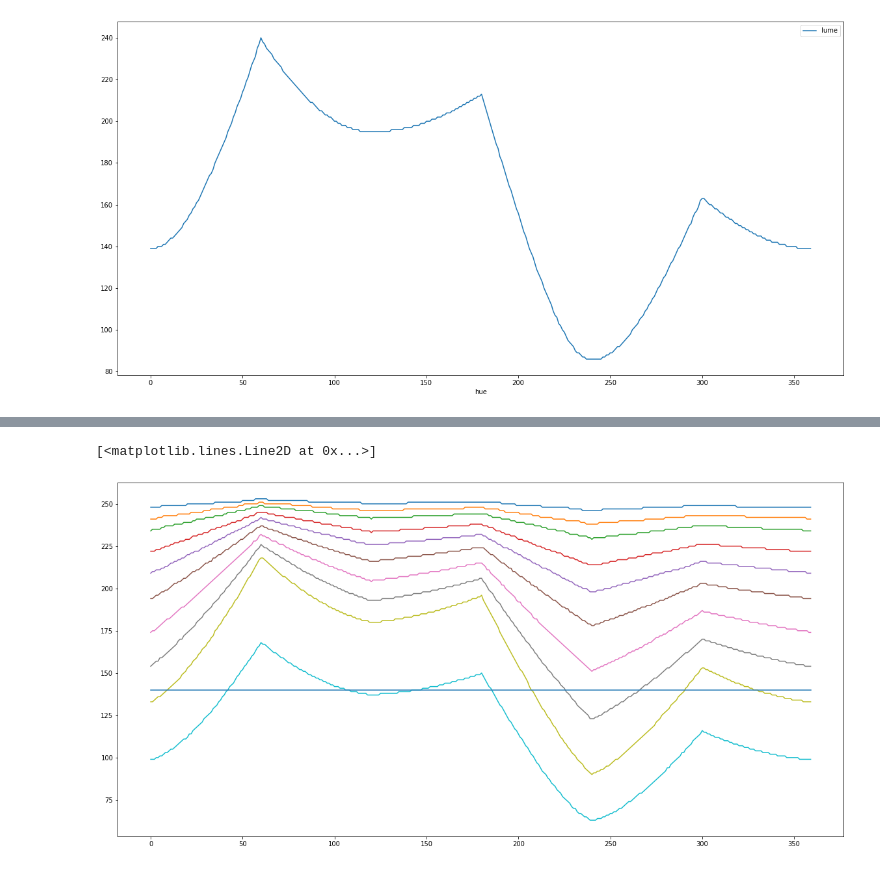
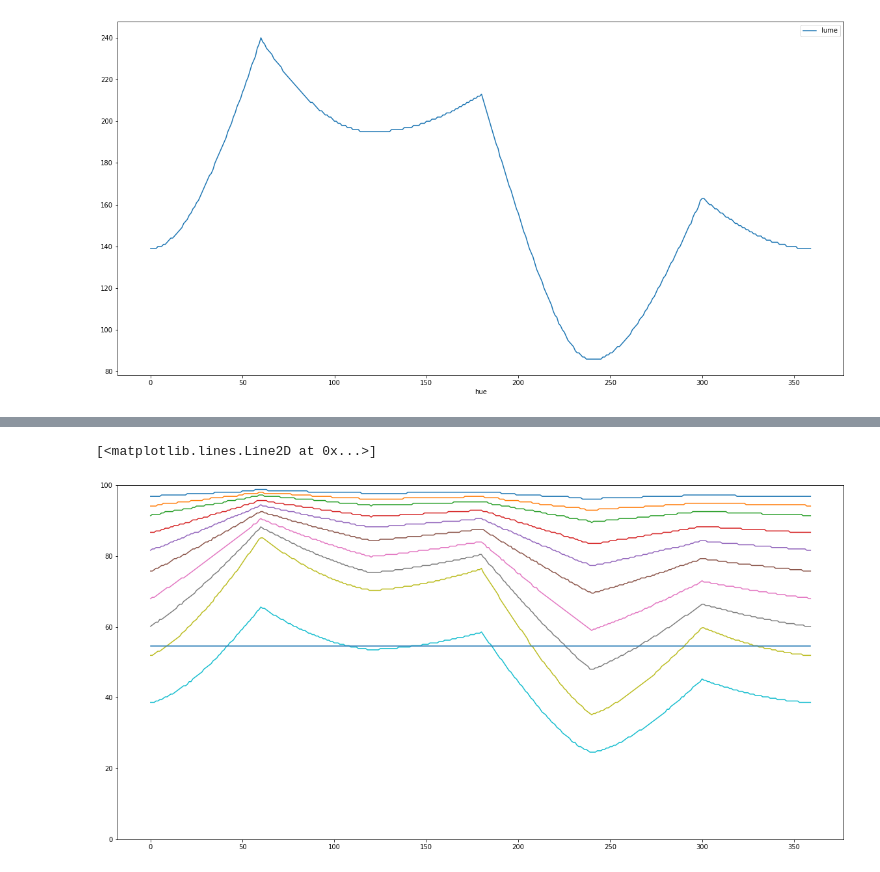
Before and after one commit to rockbeenorth/colorize, a Jupyter notebook: exponent.ipynb, the cells around one changed output, grey strips where cells are left out. Cells and saved outputs as stored; diff of their text form; code cells hidden in the pictures.

Commit message:
wip: render luminocity graph

```diff
--- a/exponent.ipynb
+++ b/exponent.ipynb
@@ -188 +206,39 @@ plt.plot(x2, y2)
 [figure]
+# %%
+# generator = gen_colors(78,41)
+generator = gen_colors(100,50)
+white = gen_colors(100,100)
+black = gen_colors(0,0)
+grey = gen_colors(0,50)
+
+x1 = generator['hue']
+y = [((x/256)*100) for x in generator['lume']]
+# print(y)
+y1 = generator['lume']
+
+white_x = white['hue']
+white_y = [((x/256)*100) for x in white['lume']]
+
+black_x = black['hue']
+black_y = [((x/256)*100) for x in black['lume']]
+
+grey_x = grey['hue']
+grey_y = [((x/256)*100) for x in grey['lume']]
+
+x2 = [i for i in range(360)]
+y2 = [(THRESHOLD/256)*100 for i in range(0, 360)]
+
+# x3 = generator['hue']
+# y3 = [160 for i in range(0, 360)]
+
+plt.plot(grey_x, grey_y)
+plt.plot(x1, y)
+plt.plot(x2, y2)
+
+ax = plt.gca()
+ax.set_ylim([0, 100])
+
+# plt.xticks(np.arange(min(0), max(360)+1, 15))
+# plt.show()
+
+# xticks(np.arange(0, 1, step=0.2))
@@ -190,21 +249,24 @@ plt.plot(x2, y2)
 def draw_light(s, l):
     generator = gen_colors(s,l)
     # x,y
-    return generator['hue'], generator['lume']
+    y = [((x/256)*100) for x in generator['lume']]
+    return generator['hue'], y
 
 # x,y = draw_light(90, 60)
 # print(x,y)
 # %%
 # plt.plot(gen_colors(90,90)['hue'], gen_colors(90,90)['lume'])
 # plt.plot(gen_colors(90,70)['hue'], gen_colors(90,70)['lume'])
 
 for step in SCALE_LIGHT:
     x,y = draw_light(80, step)
     plt.plot(x,y)
-plt.plot([i for i in range(360)], [THRESHOLD for i in range(0, 360)])
+ax = plt.gca()
+ax.set_ylim([0, 100])
+plt.plot([i for i in range(360)], [(THRESHOLD/256)*100 for i in range(0, 360)])
 # %% [output]
 [<matplotlib.lines.Line2D at 0x...>]
-[figure, old version]
+[figure, new version]
 # %%
 for step in SCALE_DARK:
     x,y = draw_light(80, step)
```
Also changed, not shown: parts of 7 cells of this notebook, 1 other file.
